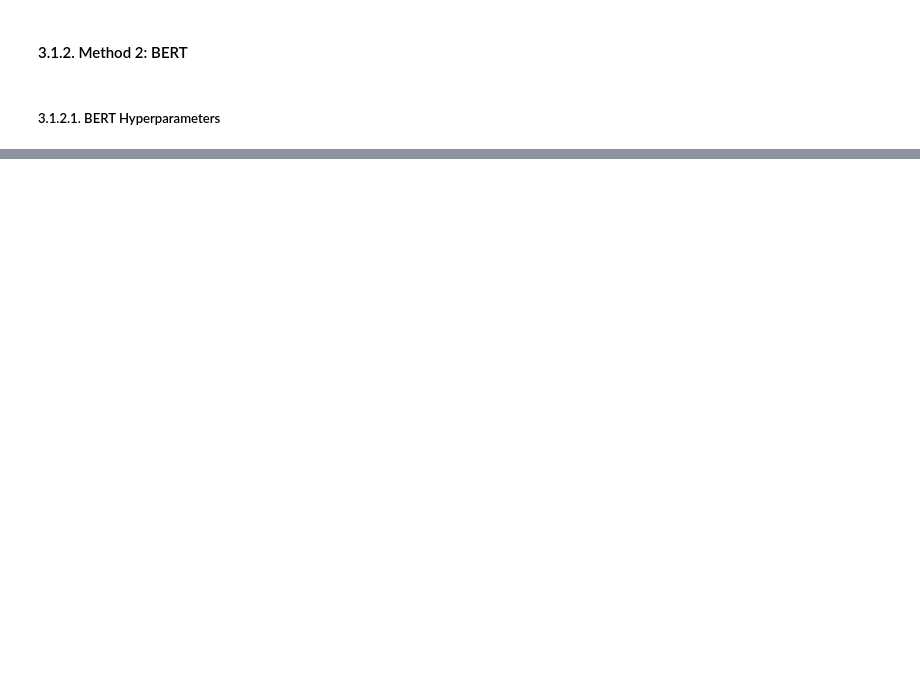
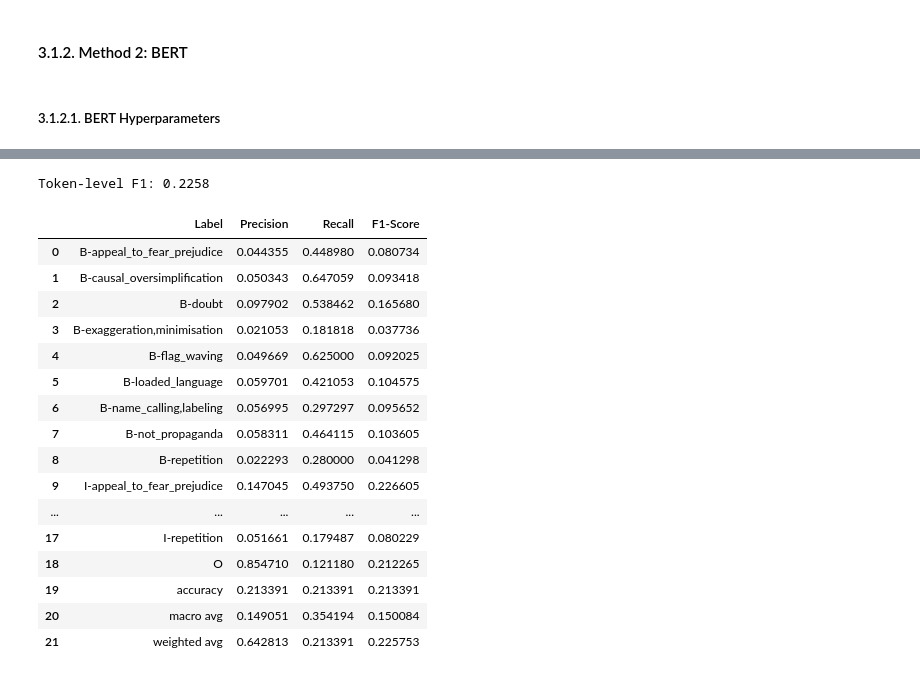
Before and after one commit to CharlieHomewood/advanced-nlp-coursework, a Jupyter notebook: adv_nlp_coursework.ipynb, the cells around one changed output, grey strips where cells are left out. Drawn from its saved outputs; the diff is of its cells as text; code cells hidden in the pictures; blank space fills up the shorter version.

```diff
--- a/adv_nlp_coursework.ipynb
+++ b/adv_nlp_coursework.ipynb
@@ -645,0 +1117,64 @@ train_df[["label", "tagged_in_context"]]
+# %%
+model.eval()
+test_preds_flat = []
+test_labels_flat = []
+test_preds_per_sentence = []
+test_labels_per_sentence = []
+
+with torch.no_grad():
+    for batch in bio_test_loader:
+        batch = {k: v.to(device) for k, v in batch.items()}
+
+        outputs = model(**batch)
+        preds = torch.argmax(outputs.logits, dim=2)
+
+        for pred_seq, label_seq in zip(preds, batch["labels"]):
+            sentence_preds = []
+            sentence_labels = []
+            for pred, label in zip(pred_seq, label_seq):
+                if label != -100:
+                    test_preds_flat.append(pred.item())
+                    test_labels_flat.append(label.item())
+                    sentence_preds.append(pred.item())
+                    sentence_labels.append(label.item())
+            test_preds_per_sentence.append(sentence_preds)
+            test_labels_per_sentence.append(sentence_labels)
+
+bert_bio_f1 = f1_score(test_labels_flat, test_preds_flat, average="weighted")
+print(f"Token-level F1: {bert_bio_f1:.4f}")
+# %% [output]
+Token-level F1: 0.2258
+# %%
+bert_bio_report = classification_report(
+    [id2tag[label] for label in test_labels_flat],
+    [id2tag[pred] for pred in test_preds_flat],
+    output_dict=True
+)
+
+bert_bio_report_df = (
+    pd.DataFrame(bert_bio_report)
+    .transpose()
+    .drop(columns="support")
+    .reset_index(names="label")
+)
+
+bert_bio_report_df.columns = [c.title() for c in bert_bio_report_df.columns]
+bert_bio_report_df
+# %% [output]
+|  | Label | Precision | Recall | F1-Score |
+| 0 | B-appeal_to_fear_prejudice | 0.044355 | 0.448980 | 0.080734 |
+| 1 | B-causal_oversimplification | 0.050343 | 0.647059 | 0.093418 |
+| 2 | B-doubt | 0.097902 | 0.538462 | 0.165680 |
+| 3 | B-exaggeration,minimisation | 0.021053 | 0.181818 | 0.037736 |
+| 4 | B-flag_waving | 0.049669 | 0.625000 | 0.092025 |
+| 5 | B-loaded_language | 0.059701 | 0.421053 | 0.104575 |
+| 6 | B-name_calling,labeling | 0.056995 | 0.297297 | 0.095652 |
+| 7 | B-not_propaganda | 0.058311 | 0.464115 | 0.103605 |
+| 8 | B-repetition | 0.022293 | 0.280000 | 0.041298 |
+| 9 | I-appeal_to_fear_prejudice | 0.147045 | 0.493750 | 0.226605 |
+| ... | ... | ... | ... | ... |
+| 17 | I-repetition | 0.051661 | 0.179487 | 0.080229 |
+| 18 | O | 0.854710 | 0.121180 | 0.212265 |
+| 19 | accuracy | 0.213391 | 0.213391 | 0.213391 |
+| 20 | macro avg | 0.149051 | 0.354194 | 0.150084 |
+| 21 | weighted avg | 0.642813 | 0.213391 | 0.225753 |
```
Also changed, not shown: parts of 61 cells of this notebook, 13 other files.
